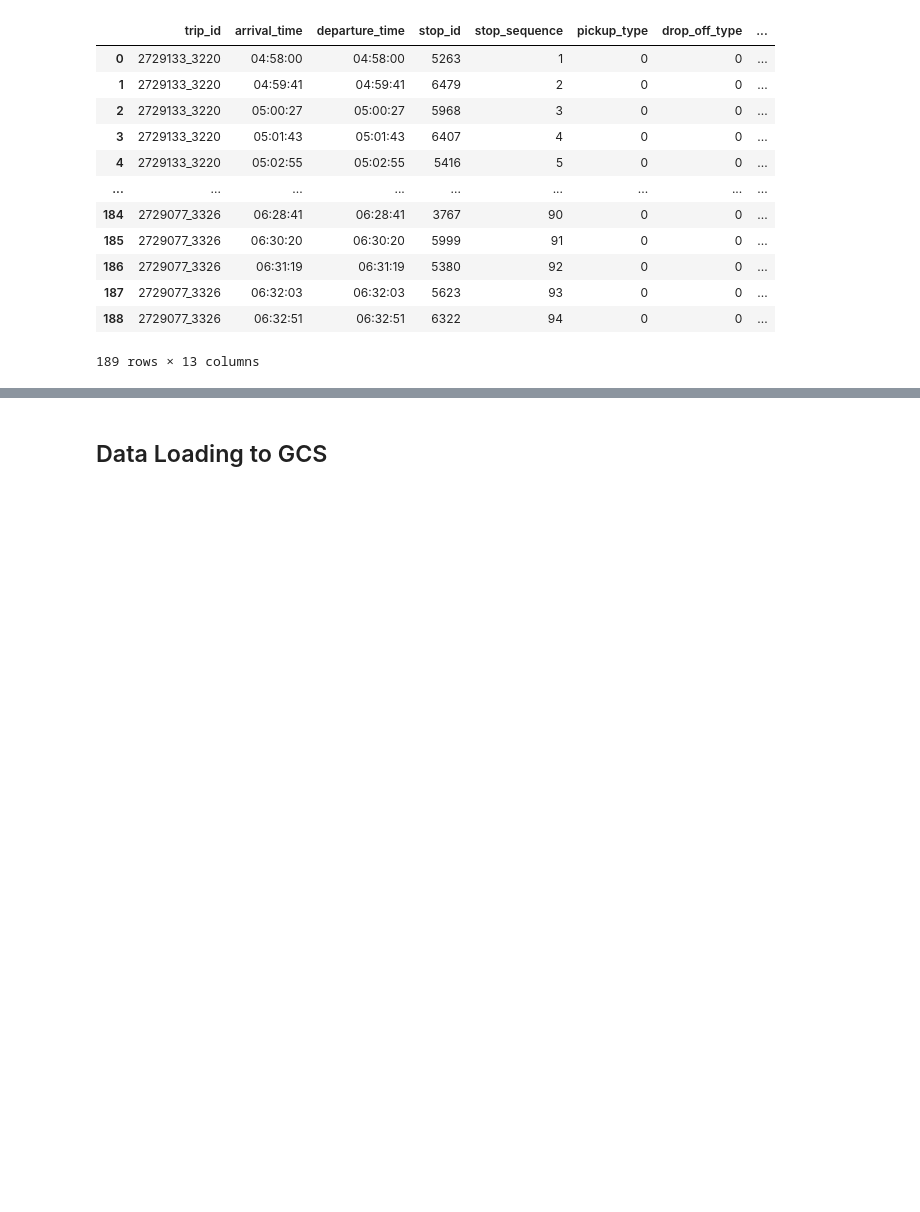
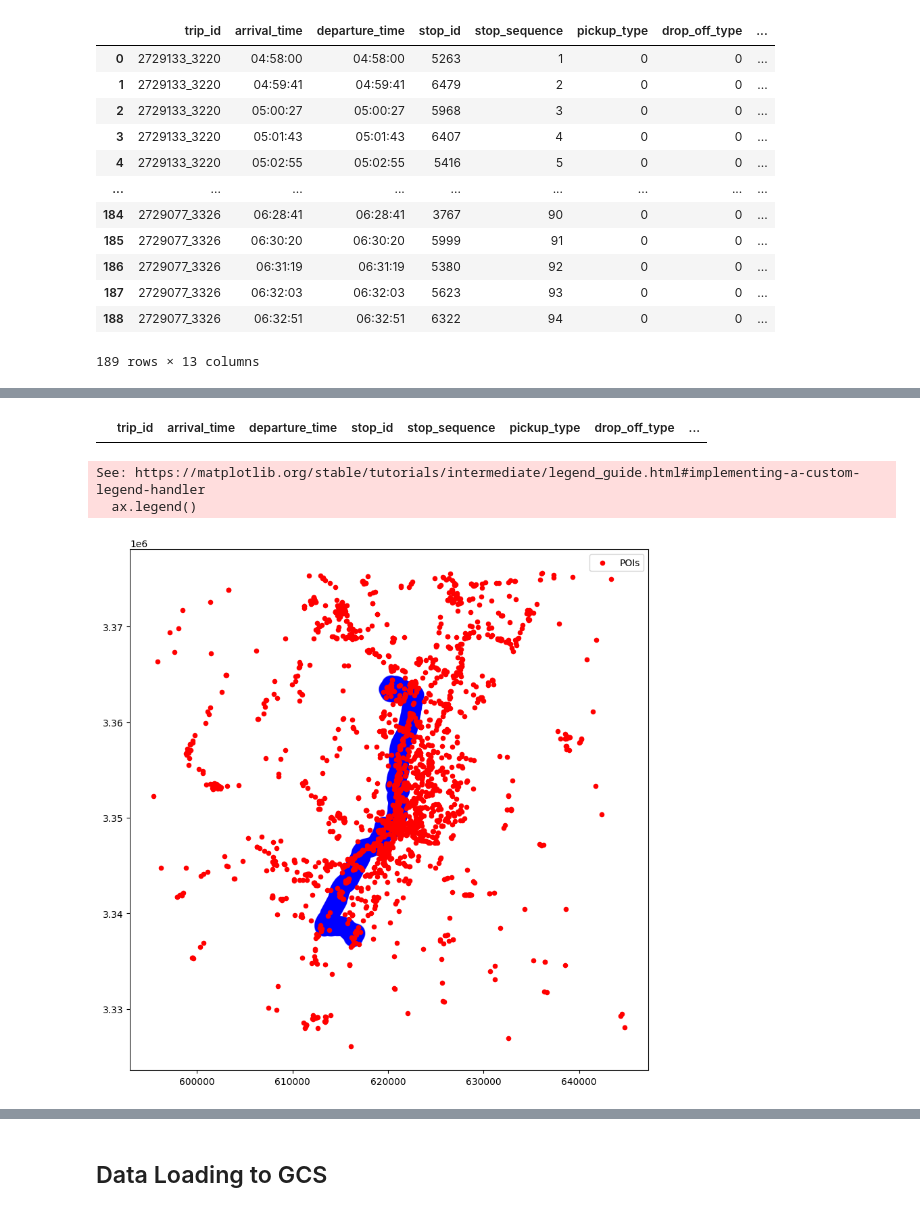
Before and after one commit to mmaliu97/onebus, a Jupyter notebook: POI_ETL.ipynb, the cells around one changed output, grey strips where cells are left out. Cells and saved outputs as stored; diff of their text form; code cells hidden in the pictures; blank space fills up the shorter version.

```diff
--- a/POI_ETL.ipynb
+++ b/POI_ETL.ipynb
@@ -163,0 +264,32 @@ pois_within_500m
+# %%
+# Step 5: Perform a spatial join to find POIs within 500 meters of bus stops
+pois_within_500m = gpd.sjoin(pois_gdf, bus_stops_gdf, how='inner', predicate='intersects')
+
+# Display the result
+pois_within_500m
+# %% [output]
+|  | trip_id | arrival_time | departure_time | stop_id | stop_sequence | pickup_type | drop_off_type | ... |
+# %%
+import matplotlib.pyplot as plt
+
+# Plot the bus stops
+ax = bus_stops_gdf.plot(figsize=(10, 10), color='blue', markersize=50, label='Bus Stops')
+
+# Plot the buffered areas
+bus_stops_gdf.set_geometry('geometry').plot(ax=ax, color='none', edgecolor='blue', alpha=0.5, label='500m Buffer')
+
+# Plot the POIs
+pois_gdf.plot(ax=ax, color='red', markersize=20, label='POIs')
+
+# Plot the POIs within 500m
+pois_within_500m.plot(ax=ax, color='green', markersize=50, label='POIs within 500m')
+
+# Add a legend
+ax.legend()
+
+# Show the plot
+plt.show()
+# %% [output]
+See: https://matplotlib.org/stable/tutorials/intermediate/legend_guide.html#implementing-a-custom-legend-handler
+  ax.legend()
+[figure, added]
```
Also changed, not shown: parts of 13 cells of this notebook, 50 other files.
